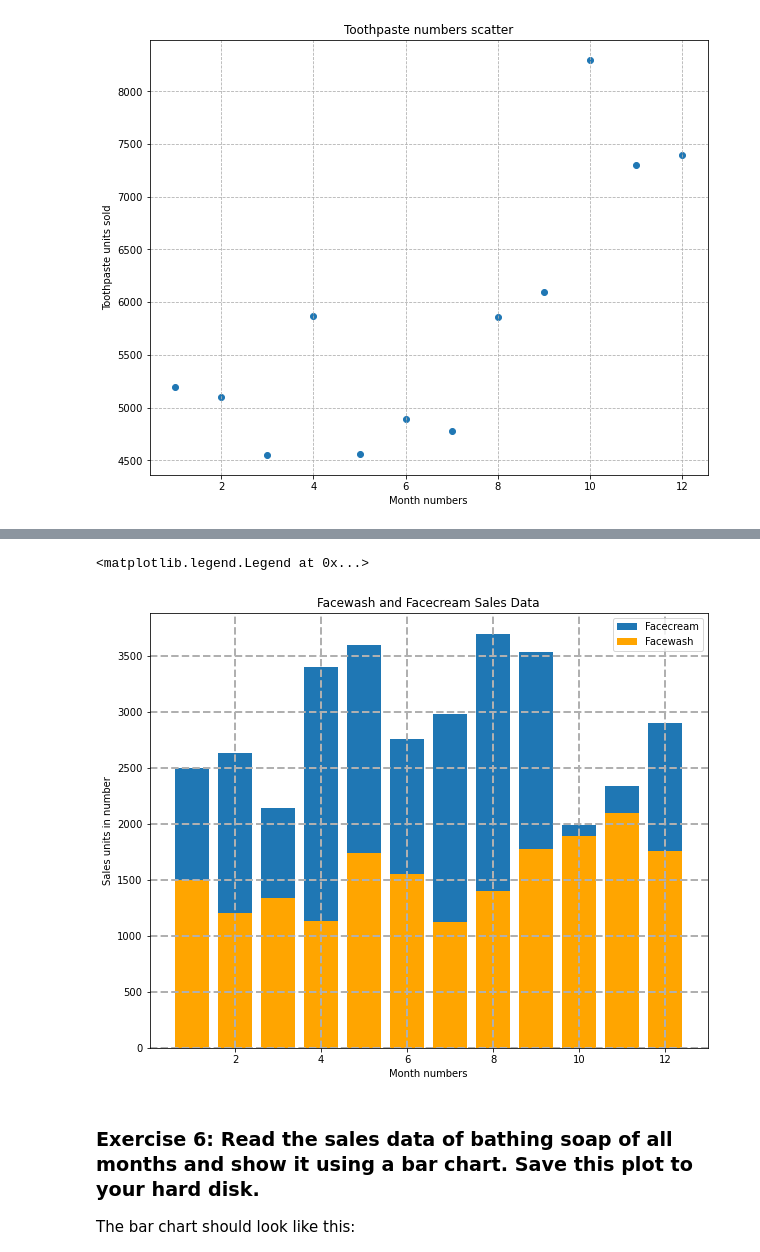
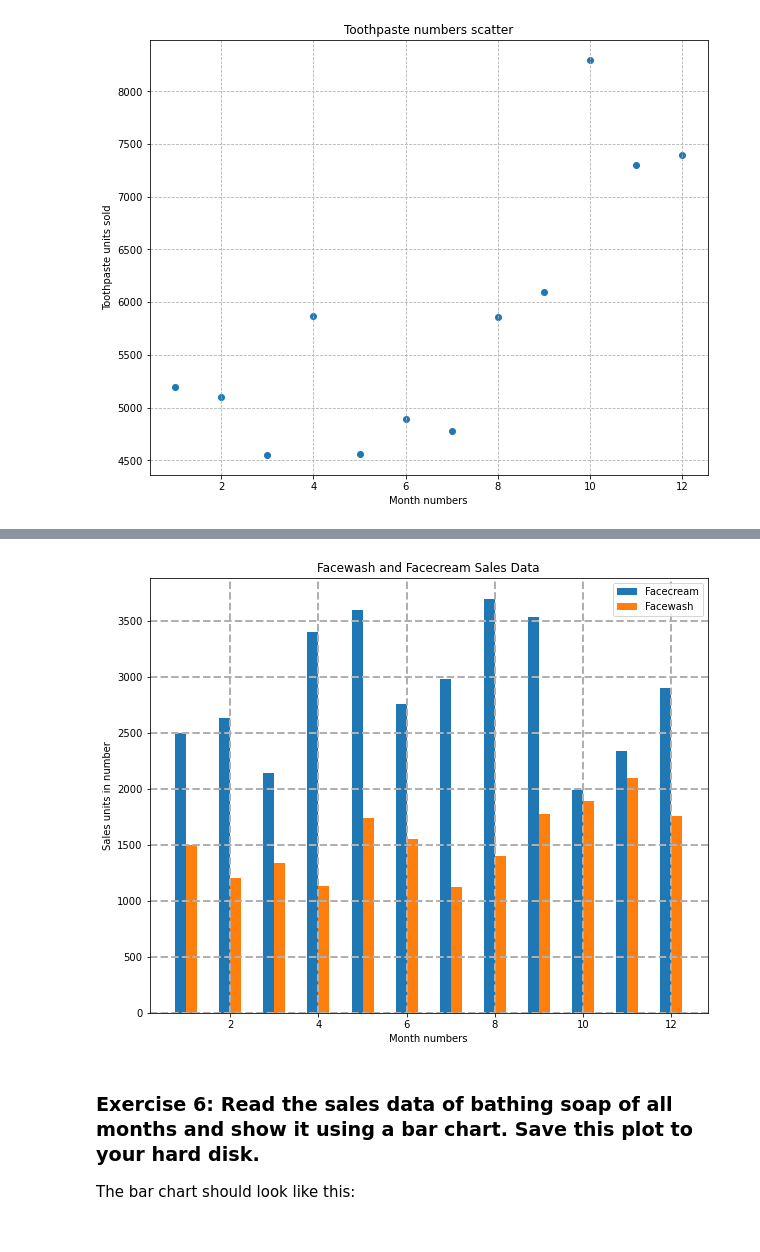
Before and after one commit to sardorick/strive_practice, a Jupyter notebook: 09. Matplotlib/Matplotlib_exercises.ipynb, the cells around one changed output, grey strips where cells are left out. Cells and saved outputs as stored; diff of their text form; code cells hidden in the pictures.

```diff
--- a/09. Matplotlib/Matplotlib_exercises.ipynb
+++ b/09. Matplotlib/Matplotlib_exercises.ipynb
@@ -114,16 +114,16 @@ The bar chart should look like this:
 # %%
 # Write your code here
 fig, ax = plt.subplots(figsize=(10,8))
-plt.bar(df['month_number'], df['facecream'], label='Facecream')
-plt.bar(df['month_number'], df['facewash'], color='orange', label='Facewash')
-plt.xlabel('Month numbers')
-plt.ylabel('Sales units in number')
-plt.title('Facewash and Facecream Sales Data')
-plt.grid(True, linestyle=('--'), linewidth=2)
-plt.legend()
+ax.bar(df['month_number']-0.25/2, df['facecream'], 0.25, label='Facecream')
+ax.bar(df['month_number']+0.25/2, df['facewash'], 0.25, label='Facewash')
+ax.set_xlabel('Month numbers')
+ax.set_ylabel('Sales units in number')
+ax.set_title('Facewash and Facecream Sales Data')
+ax.grid(True, linestyle=('--'), linewidth=2)
+ax.legend()
+plt.show()
 # %% [output]
-<matplotlib.legend.Legend at 0x...>
-[figure, old version]
+[figure, new version]
 # %% [markdown]
 ### Exercise 6: Read the sales data of bathing soap of all months and show it using a bar chart. Save this plot to your hard disk.
 The bar chart should look like this:
```
Also changed, not shown: parts of 3 cells of this notebook.
